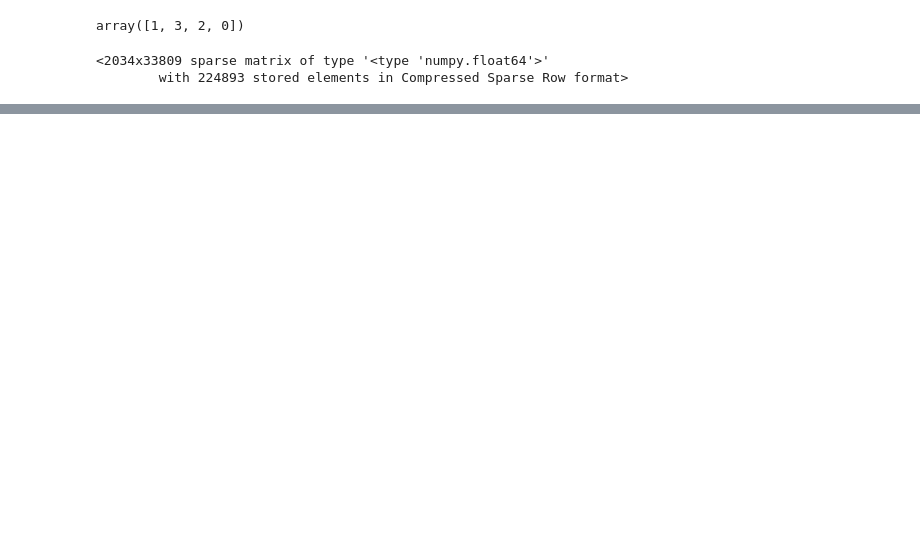
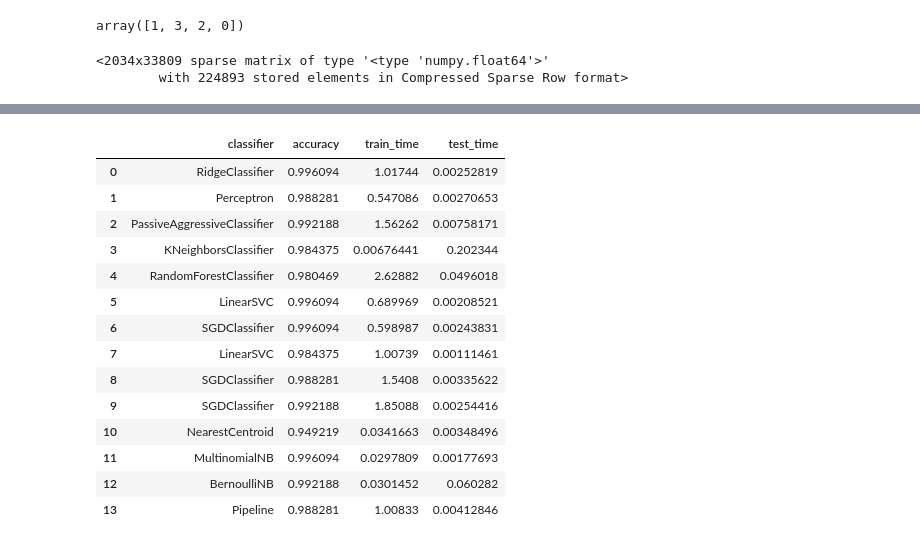
Before and after one commit to kbroughton/isa-classifier, a Jupyter notebook: sklearn/multi_classifier.ipynb, the cells around one changed output, grey strips where cells are left out. Drawn from its saved outputs; the diff is of its cells as text; code cells hidden in the pictures; blank space fills up the shorter version.

Commit message:
adapt multi-classifier to isa data

```diff
--- a/sklearn/multi_classifier.ipynb
+++ b/sklearn/multi_classifier.ipynb
@@ -431,9 +372,15 @@ X_train
 <2034x33809 sparse matrix of type '<type 'numpy.float64'>'
         with 224893 stored elements in Compressed Sparse Row format>
 # %%
-s = etl.Server()
 # If you want a smaller set use etl.load('../ml_challenge/<filename>)
-data_set = etl.load_dir('../ml_challenge')
+#data_set = etl.load_dir('../ml_challenge')
+# handy when developing etl in this notebook
+from importlib import reload
+if 'etl' in globals():
+    reload(etl)
+else:
+    import etl
+data_set = etl.load_dir('../ml_challenge/')
 # %%
 orig_X_train, orig_Y_train, orig_train_targets = data_set['train']['binary_data'], data_set['train']['answers'], data_set['train']['targets']
 orig_X_dev, orig_Y_dev, orig_dev_targets = data_set['dev']['binary_data'], data_set['dev']['answers'], data_set['dev']['targets']
@@ -452,8 +399,7 @@ orig_train_targets[0:4]
 # %%
-hex_X_train, train_misfits = etl.hex_data(orig_X_train)
-hex_X_dev, dev_misfits = etl.hex_data(orig_X_dev)
-hex_X_test, test_misfits = etl.hex_data(orig_X_test)
+hex_X_train = etl.hex_data(orig_X_train)
+hex_X_dev = etl.hex_data(orig_X_dev)
+hex_X_test = etl.hex_data(orig_X_test)
 
 print('hex_X_train[0:4]', hex_X_train[0:4], '\n')
-print('train_misfits[0:4]', train_misfits[0:4], '\n')
 # %% [output]
@@ -484,3 +410,8 @@ y_dev = map(etl.SUPPORTED_ARCHITECTURES.index, orig_Y_dev)
+# %%
+# The order of classes from CountVectorizer.classes_ may be different from etl.SUPPORTED_ARCHITECTURES
+# We will over-write y_train and y_dev below with .classes_
+y_train = list(map(etl.SUPPORTED_ARCHITECTURES.index, orig_Y_train))
+y_dev = list(map(etl.SUPPORTED_ARCHITECTURES.index, orig_Y_dev))
 # %%
 print(y_train[0:4], len(y_train))
 print(y_dev[0:4], len(y_dev))
@@ -907,0 +760,22 @@ re.findall("..", hexdoc_X_train[0])
+# %%
+import pandas as pd
+dfr = pd.DataFrame(results).transpose()
+dfr.columns=['classifier', 'accuracy', 'train_time', 'test_time']
+# %%
+dfr
+# %% [output]
+|  | classifier | accuracy | train_time | test_time |
+| 0 | RidgeClassifier | 0.996094 | 1.01744 | 0.00252819 |
+| 1 | Perceptron | 0.988281 | 0.547086 | 0.00270653 |
+| 2 | PassiveAggressiveClassifier | 0.992188 | 1.56262 | 0.00758171 |
+| 3 | KNeighborsClassifier | 0.984375 | 0.00676441 | 0.202344 |
+| 4 | RandomForestClassifier | 0.980469 | 2.62882 | 0.0496018 |
+| 5 | LinearSVC | 0.996094 | 0.689969 | 0.00208521 |
+| 6 | SGDClassifier | 0.996094 | 0.598987 | 0.00243831 |
+| 7 | LinearSVC | 0.984375 | 1.00739 | 0.00111461 |
+| 8 | SGDClassifier | 0.988281 | 1.5408 | 0.00335622 |
+| 9 | SGDClassifier | 0.992188 | 1.85088 | 0.00254416 |
+| 10 | NearestCentroid | 0.949219 | 0.0341663 | 0.00348496 |
+| 11 | MultinomialNB | 0.996094 | 0.0297809 | 0.00177693 |
+| 12 | BernoulliNB | 0.992188 | 0.0301452 | 0.060282 |
+| 13 | Pipeline | 0.988281 | 1.00833 | 0.00412846 |
```
Also changed, not shown: parts of 15 cells of this notebook, 2 other files.
